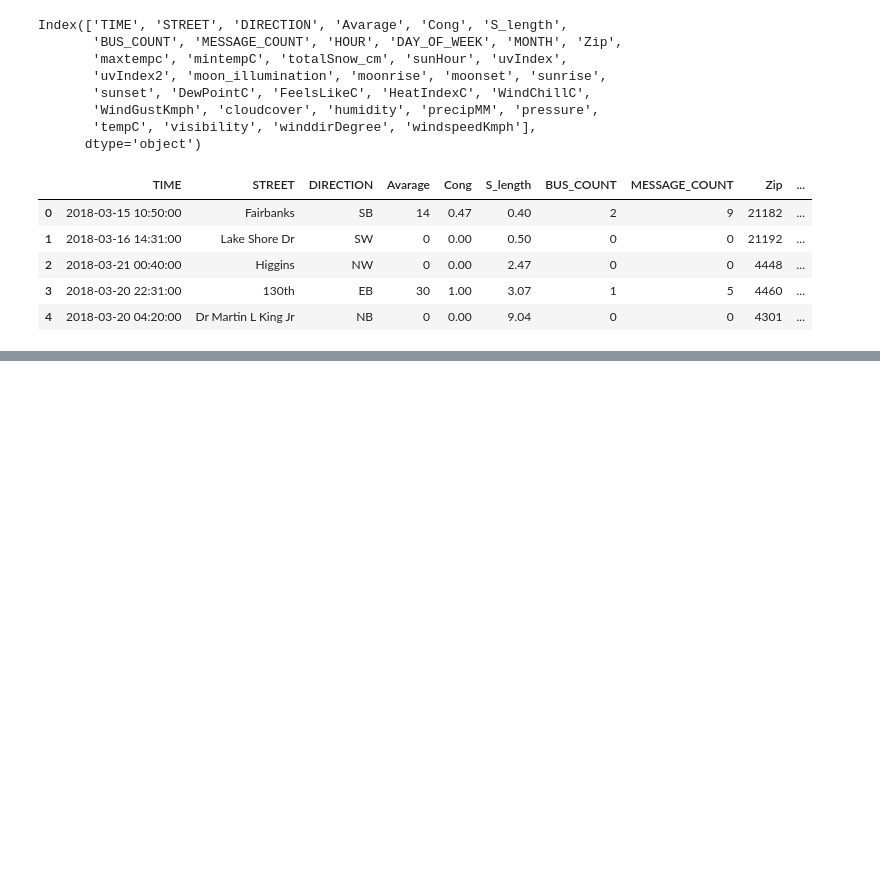
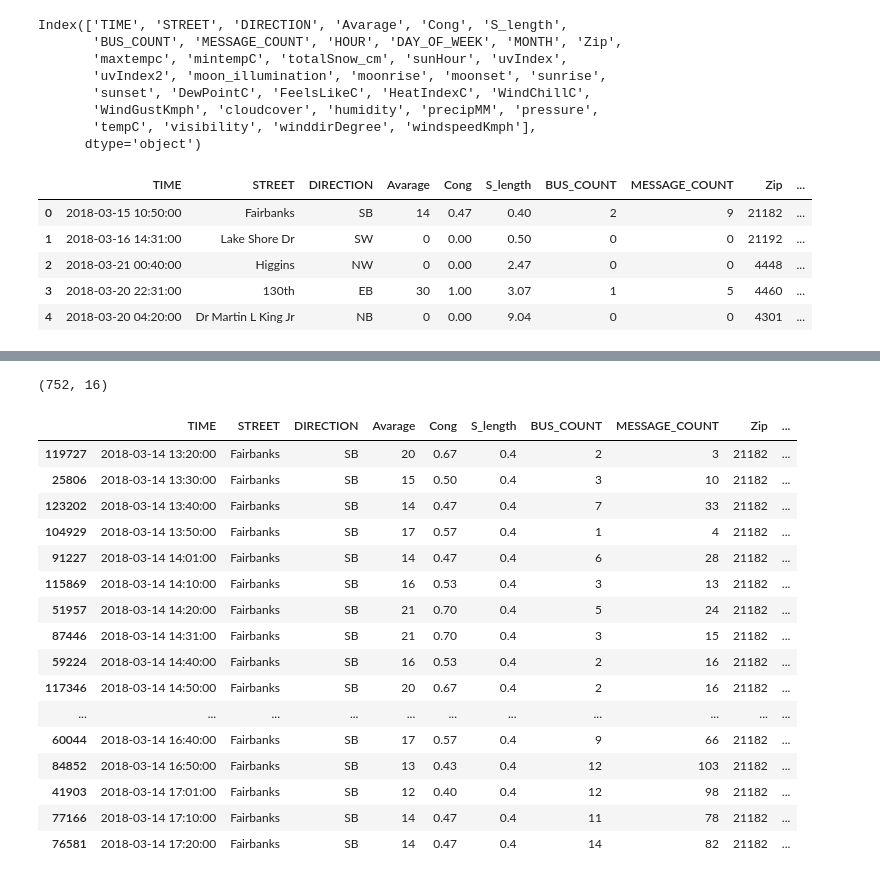
Before and after one commit to mostofa-ahsan/Chicago-Timeseries_Transportation, a Jupyter notebook: TimeSeries_DataProcess.ipynb, the cells around one changed output, grey strips where cells are left out. Saved outputs shown, nothing was run; the diff lists cells and outputs as text; code cells hidden in the pictures; blank space fills up the shorter version.

```diff
--- a/TimeSeries_DataProcess.ipynb
+++ b/TimeSeries_DataProcess.ipynb
@@ -66,0 +73,26 @@ df_Fairbanks_SB_day.shape
+# %%
+df_Fairbanks_SB_T = df_Fairbanks_SB[(df_Fairbanks_SB['TIME'].dt.day == 14)|(df_Fairbanks_SB['TIME'].dt.day == 15)|(df_Fairbanks_SB['TIME'].dt.day == 16)|(df_Fairbanks_SB['TIME'].dt.day == 17)|(df_Fairbanks_SB['TIME'].dt.day == 18)|(df_Fairbanks_SB['TIME'].dt.day == 19)]
+df_Fairbanks_SB_T.shape
+# %% [output]
+(752, 16)
+# %%
+df_Fairbanks_SB_T = df_Fairbanks_SB_T.sort_values(by='TIME')
+df_Fairbanks_SB_T.head(25)
+# %% [output]
+|  | TIME | STREET | DIRECTION | Avarage | Cong | S_length | BUS_COUNT | MESSAGE_COUNT | Zip | ... |
+| 119727 | 2018-03-14 13:20:00 | Fairbanks | SB | 20 | 0.67 | 0.4 | 2 | 3 | 21182 | ... |
+| 25806 | 2018-03-14 13:30:00 | Fairbanks | SB | 15 | 0.50 | 0.4 | 3 | 10 | 21182 | ... |
+| 123202 | 2018-03-14 13:40:00 | Fairbanks | SB | 14 | 0.47 | 0.4 | 7 | 33 | 21182 | ... |
+| 104929 | 2018-03-14 13:50:00 | Fairbanks | SB | 17 | 0.57 | 0.4 | 1 | 4 | 21182 | ... |
+| 91227 | 2018-03-14 14:01:00 | Fairbanks | SB | 14 | 0.47 | 0.4 | 6 | 28 | 21182 | ... |
+| 115869 | 2018-03-14 14:10:00 | Fairbanks | SB | 16 | 0.53 | 0.4 | 3 | 13 | 21182 | ... |
+| 51957 | 2018-03-14 14:20:00 | Fairbanks | SB | 21 | 0.70 | 0.4 | 5 | 24 | 21182 | ... |
+| 87446 | 2018-03-14 14:31:00 | Fairbanks | SB | 21 | 0.70 | 0.4 | 3 | 15 | 21182 | ... |
+| 59224 | 2018-03-14 14:40:00 | Fairbanks | SB | 16 | 0.53 | 0.4 | 2 | 16 | 21182 | ... |
+| 117346 | 2018-03-14 14:50:00 | Fairbanks | SB | 20 | 0.67 | 0.4 | 2 | 16 | 21182 | ... |
+| ... | ... | ... | ... | ... | ... | ... | ... | ... | ... | ... |
+| 60044 | 2018-03-14 16:40:00 | Fairbanks | SB | 17 | 0.57 | 0.4 | 9 | 66 | 21182 | ... |
+| 84852 | 2018-03-14 16:50:00 | Fairbanks | SB | 13 | 0.43 | 0.4 | 12 | 103 | 21182 | ... |
+| 41903 | 2018-03-14 17:01:00 | Fairbanks | SB | 12 | 0.40 | 0.4 | 12 | 98 | 21182 | ... |
+| 77166 | 2018-03-14 17:10:00 | Fairbanks | SB | 14 | 0.47 | 0.4 | 11 | 78 | 21182 | ... |
+| 76581 | 2018-03-14 17:20:00 | Fairbanks | SB | 14 | 0.47 | 0.4 | 14 | 82 | 21182 | ... |
```
Also changed, not shown: parts of 35 cells of this notebook.
